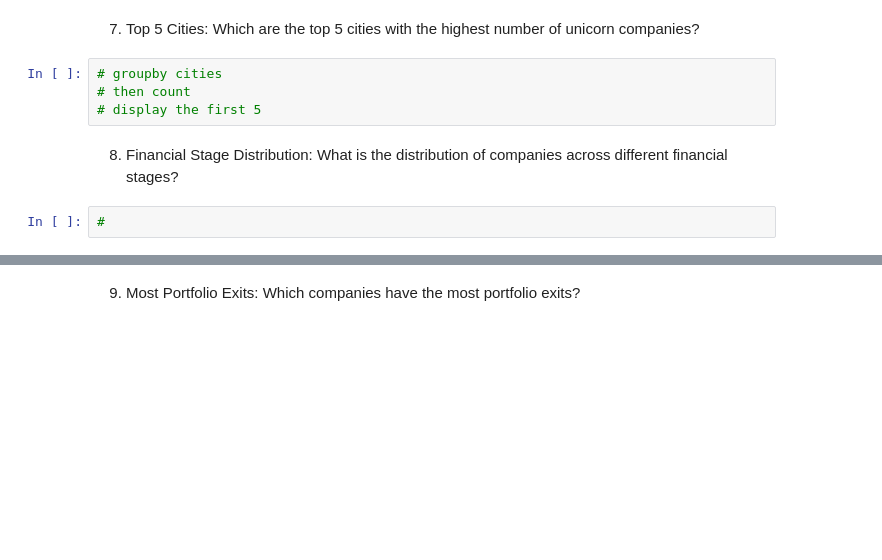
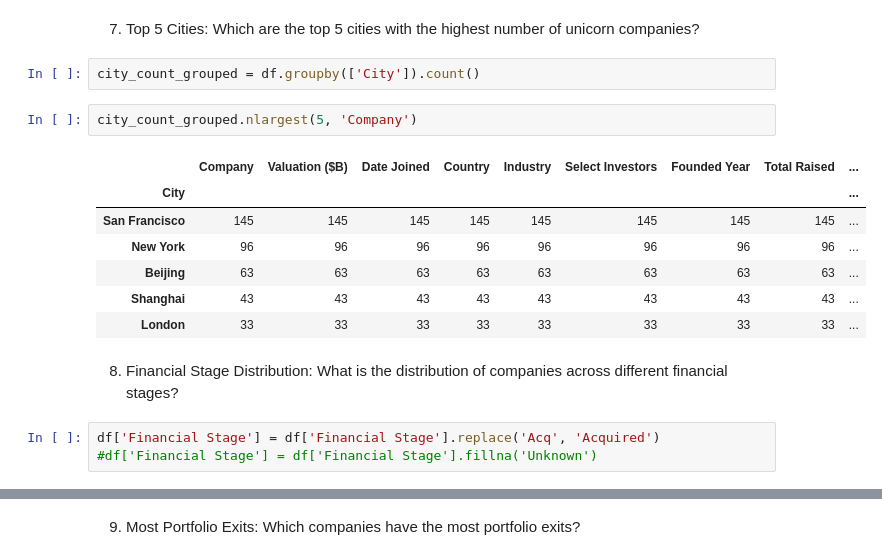
Before and after one commit to tasnimahmed11/dds_ai_residency, a Jupyter notebook: EDA/unicorn_companies_eda.ipynb, the cells around one changed output, grey strips where cells are left out. Cells and saved outputs as stored; diff of their text form; blank space fills up the shorter version.

```diff
--- a/EDA/unicorn_companies_eda.ipynb
+++ b/EDA/unicorn_companies_eda.ipynb
@@ -275,10 +322,19 @@ my_dataframe.loc[(my_dataframe["column_name"] >= lower_limit) & (my_dataframe["c
 # %% [markdown]
 7. Top 5 Cities: Which are the top 5 cities with the highest number of unicorn companies?
-# %%
-# groupby cities
-# then count
-# display the first 5
+# %%
+city_count_grouped = df.groupby(['City']).count()
+# %%
+city_count_grouped.nlargest(5, 'Company')
+# %% [output]
+|  | Company | Valuation ($B) | Date Joined | Country | Industry | Select Investors | Founded Year | Total Raised | ... |
+| City |  |  |  |  |  |  |  |  | ... |
+| San Francisco | 145 | 145 | 145 | 145 | 145 | 145 | 145 | 145 | ... |
+| New York | 96 | 96 | 96 | 96 | 96 | 96 | 96 | 96 | ... |
+| Beijing | 63 | 63 | 63 | 63 | 63 | 63 | 63 | 63 | ... |
+| Shanghai | 43 | 43 | 43 | 43 | 43 | 43 | 43 | 43 | ... |
+| London | 33 | 33 | 33 | 33 | 33 | 33 | 33 | 33 | ... |
 # %% [markdown]
 8. Financial Stage Distribution: What is the distribution of companies across different financial stages?
-# %%
-#
+# %%
+df['Financial Stage'] = df['Financial Stage'].replace('Acq', 'Acquired')
+#df['Financial Stage'] = df['Financial Stage'].fillna('Unknown')
```
Also changed, not shown: parts of 19 cells of this notebook.
